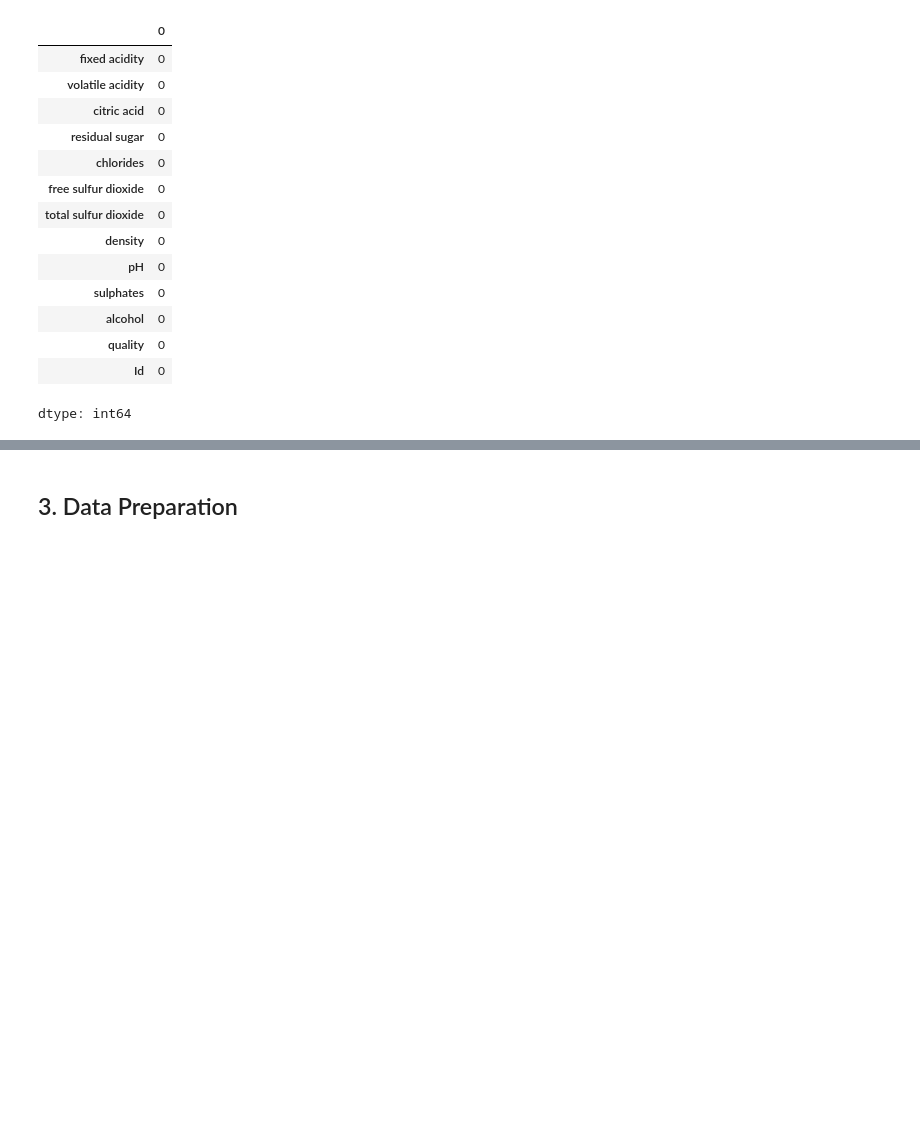
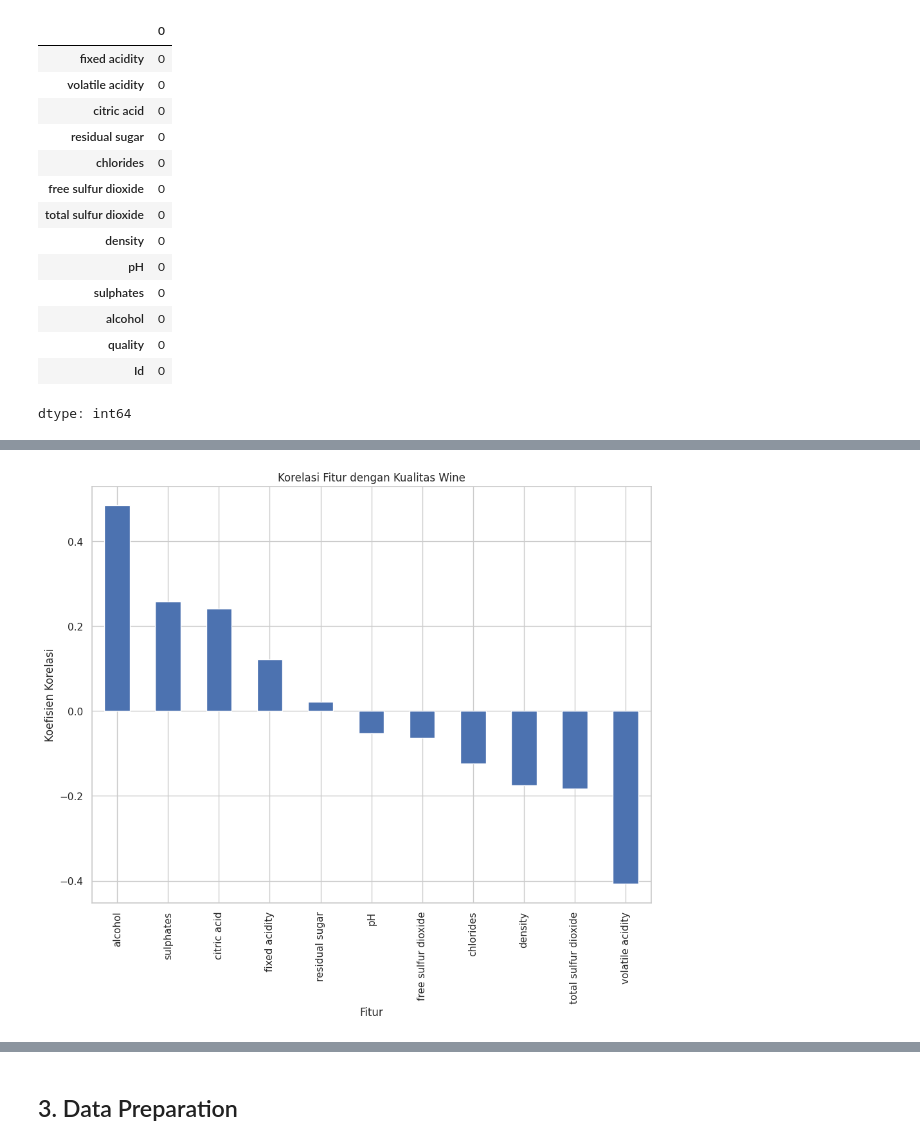
Before and after one commit to zidanmubarak/wine-quality-prediction, a Jupyter notebook: Wine_Quality_Prediction.ipynb, the cells around one changed output, grey strips where cells are left out. Drawn from its saved outputs; the diff is of its cells as text; code cells hidden in the pictures; blank space fills up the shorter version.

Commit message:
update dengan penyelesaian regresi

```diff
--- a/Wine_Quality_Prediction.ipynb
+++ b/Wine_Quality_Prediction.ipynb
@@ -208,0 +152,5 @@ plt.show()
+# %%
+# Korelasi dengan variabel target
+quality_correlation = correlation_matrix['quality'].sort_values(ascending=False)
+print("\nKorelasi Fitur dengan Kualitas:")
+print(quality_correlation)
@@ -208,0 +172,11 @@ plt.show()
+# %%
+# Plot korelasi dengan target
+plt.figure(figsize=(10, 8))
+quality_correlation.drop('quality').plot(kind='bar')
+plt.title('Korelasi Fitur dengan Kualitas Wine')
+plt.xlabel('Fitur')
+plt.ylabel('Koefisien Korelasi')
+plt.savefig('images/quality_correlation.png')
+plt.show()
+# %% [output]
+[figure, added]
```
Also changed, not shown: parts of 50 cells of this notebook, 19 other files.
